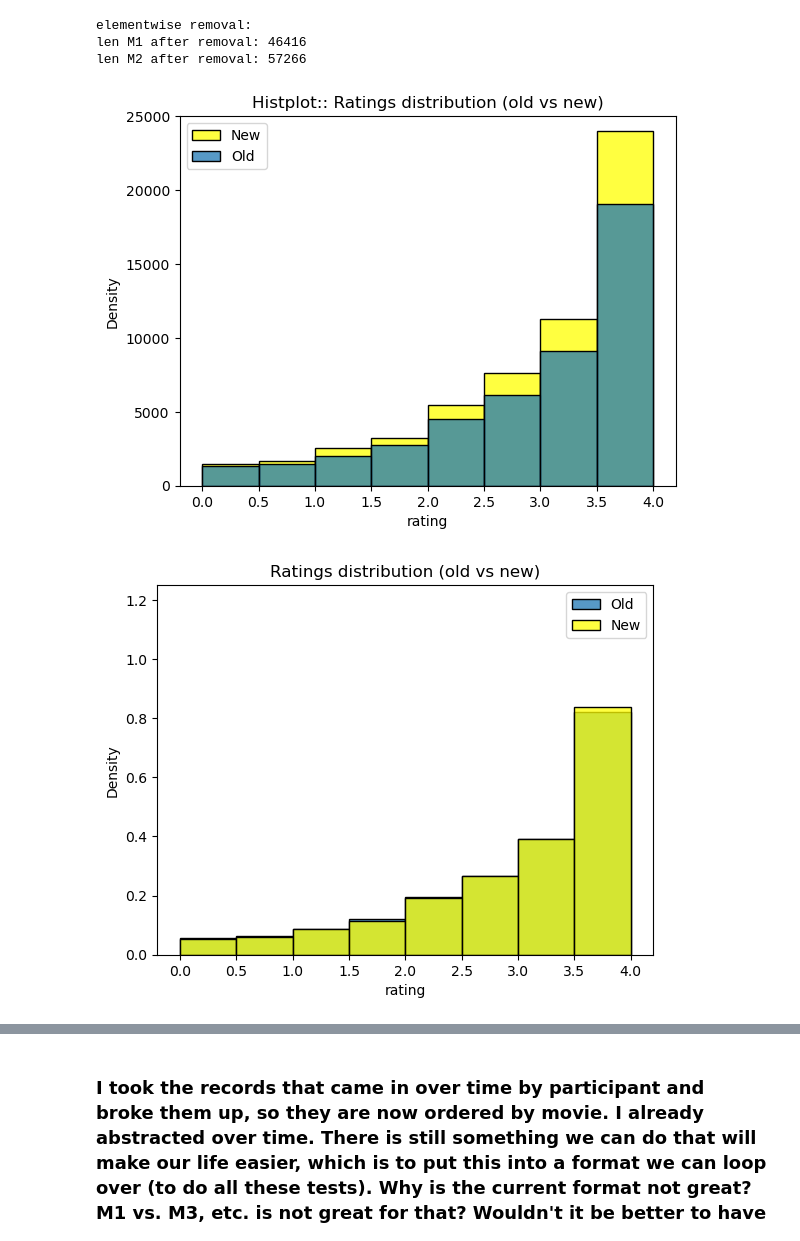
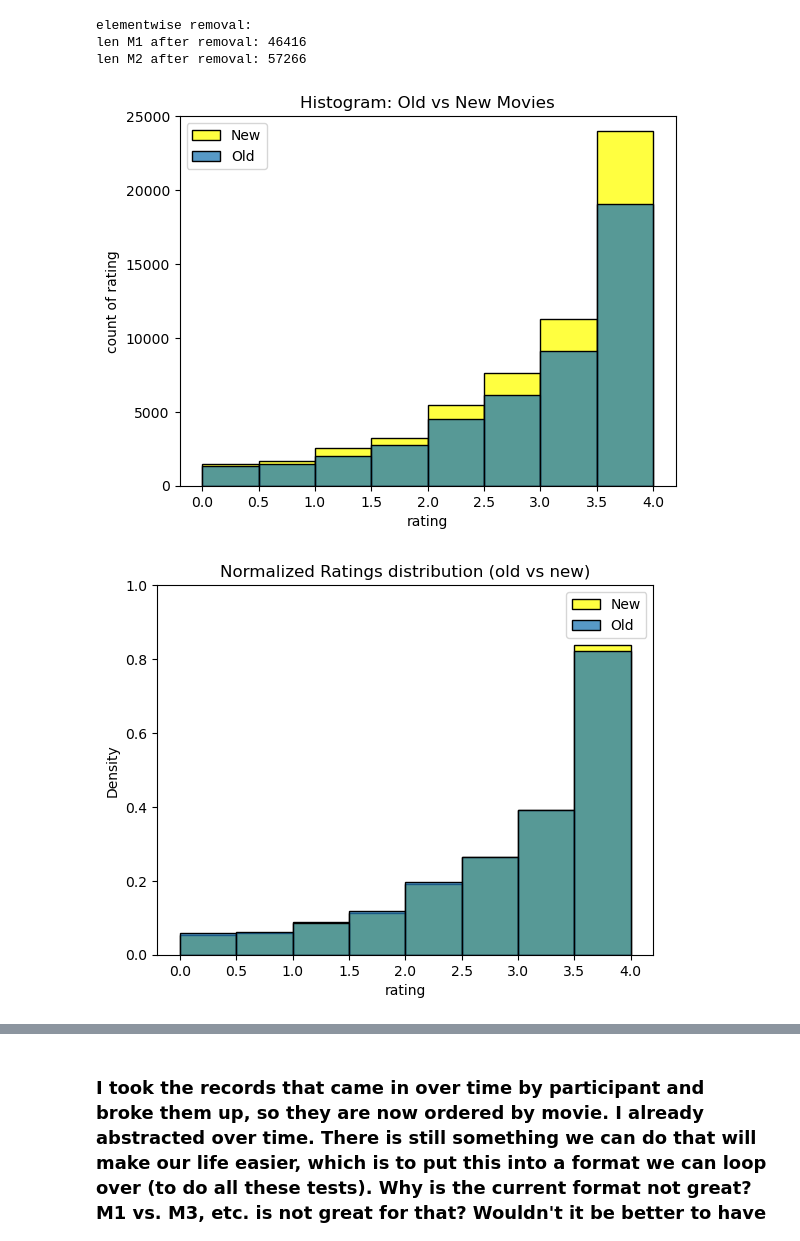
Before and after one commit to caralinebruz/data_science_movie_ratings_analysis, a Jupyter notebook: 2 New vs Old movies ratings.ipynb, the cells around one changed output, grey strips where cells are left out. Drawn from its saved outputs; the diff is of its cells as text; code cells hidden in the pictures.

```diff
--- a/2 New vs Old movies ratings.ipynb
+++ b/2 New vs Old movies ratings.ipynb
@@ -210,34 +214,34 @@ sns.histplot(combinedData[0], bins=bins, label="Old")
 
 
 
-plt.title('Histplot:: Ratings distribution (old vs new)')
+plt.title('Histogram: Old vs New Movies')
 plt.xlabel('rating')
-plt.ylabel('Density')
+plt.ylabel('count of rating')
 plt.legend()
 plt.ylim([0, 25000])
 plt.show()
 # %% [output]
-[figure, old version]
+[figure, new version]
 # %%
 # ELEMENTWISE MOVIE 1 VS MOVIE 2
 
 
 combinedData = np.transpose(np.array([M1,M2], dtype=object)) # array of arrays
 
 
 bins = 8
 
+
+sns.histplot(combinedData[1], bins=bins, color="yellow", label="New", stat="density", common_norm=False,)
 sns.histplot(combinedData[0], bins=bins, label="Old", stat="density", common_norm=False,)
-sns.histplot(combinedData[1], bins=bins, color="yellow", label="New", stat="density", common_norm=False,)
 
 
 
-
-plt.title('Ratings distribution (old vs new)')
+plt.title('Normalized Ratings distribution (old vs new)')
 plt.xlabel('rating')
 plt.ylabel('Density')
 plt.legend()
-plt.ylim([0, 1.25])
+plt.ylim([0, 1])
 plt.show()
 # %% [output]
-[figure, old version]
+[figure, new version]
```
Also changed, not shown: parts of 8 cells of this notebook, 1 other file.
